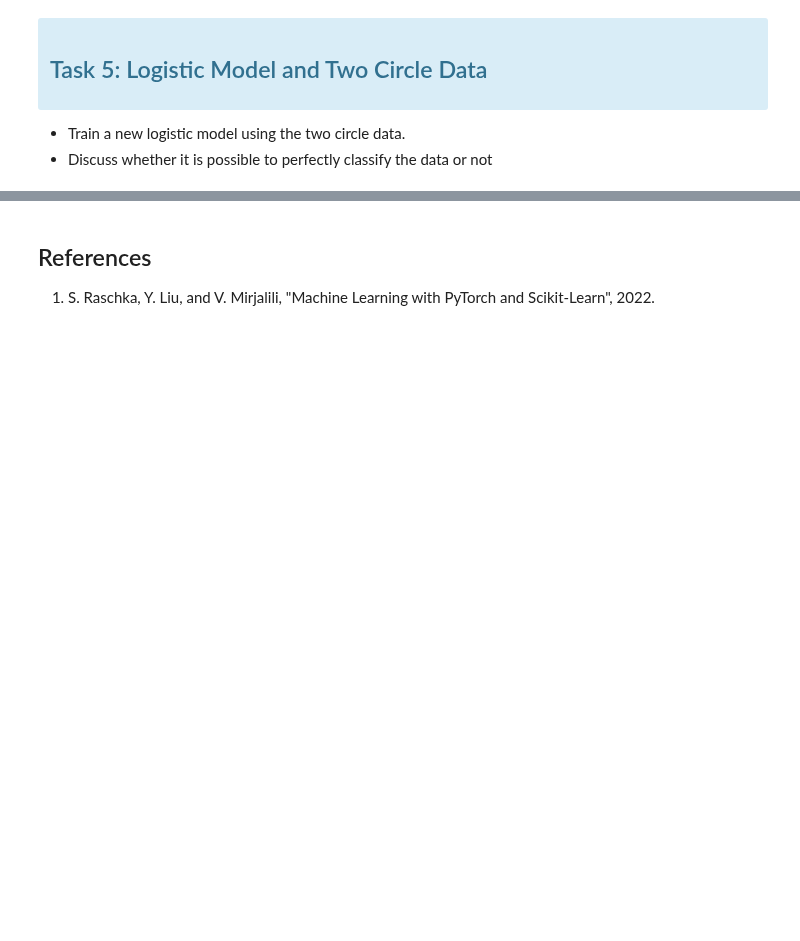
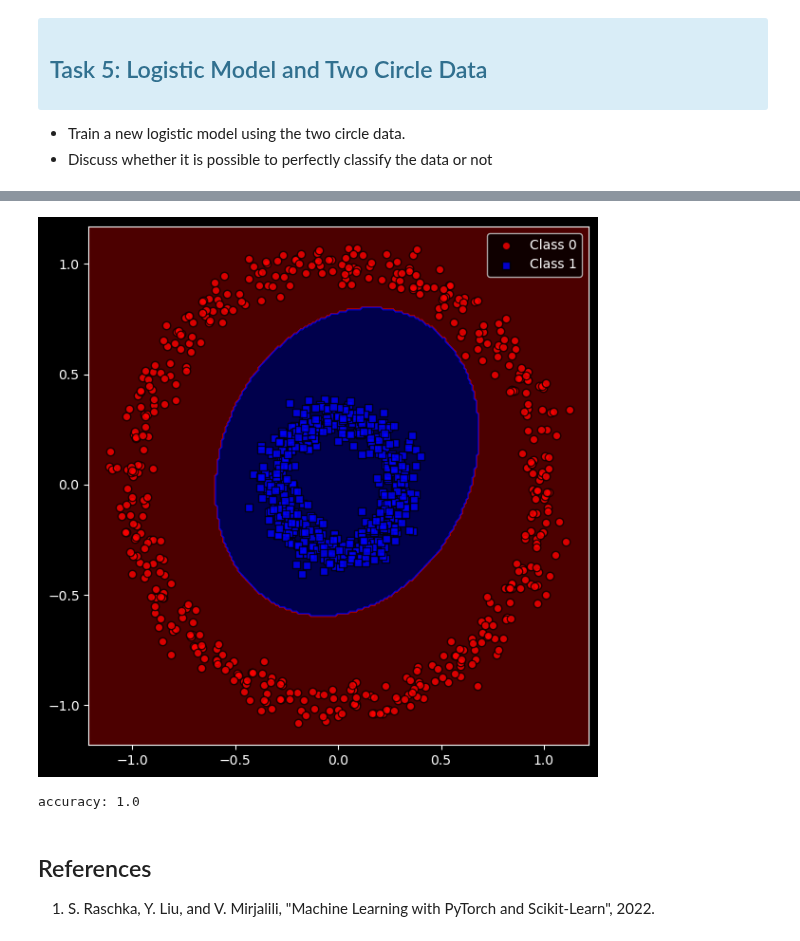
Before and after one commit to mgb45/ECE4076, a Jupyter notebook: Week08/Week 8 Logistic Regression.ipynb, the cells around one changed output, grey strips where cells are left out. Saved outputs shown, nothing was run; the diff lists cells and outputs as text; code cells hidden in the pictures; blank space fills up the shorter version.

```diff
--- a/Week08/Week 8 Logistic Regression.ipynb
+++ b/Week08/Week 8 Logistic Regression.ipynb
@@ -414,7 +474,7 @@ Now that we have the mapping, let's apply a logistic model to our data. Ideally,
 ![alt text](wormhole_logistic.png)
 # %%
 X_wh, y_wh = Phi(X_circ), y_circ
-model_wh = LogisticModel(lr=0.3, max_num_iter=2000)
+model_wh = LogisticModel(lr=0.0001, max_num_iter=2000)
 model_wh.fit(X_wh,y_wh)
 plot_decision_regions(X=X_wh, y=y_wh, classifier=model_wh, wormhole_flag=True)
 
@@ -424,3 +484,4 @@ plot_decision_regions(X=X_wh, y=y_wh, classifier=model_wh, wormhole_flag=True)
 y_hat = model_wh.predict(X_wh)
 acc = np.sum(y_hat == y_wh)/(y_hat.size)
 print(f"accuracy: {acc:.2}")
+# %% [output]
@@ -427,3 +498,5 @@ print(f"accuracy: {acc:.2}")
+[figure, added]
+accuracy: 1.0
 # %% [markdown]
 ## References
 1. S. Raschka, Y. Liu, and V. Mirjalili, "Machine Learning with PyTorch and Scikit-Learn", 2022.
```
Also changed, not shown: parts of 13 cells of this notebook, 1 other file.
